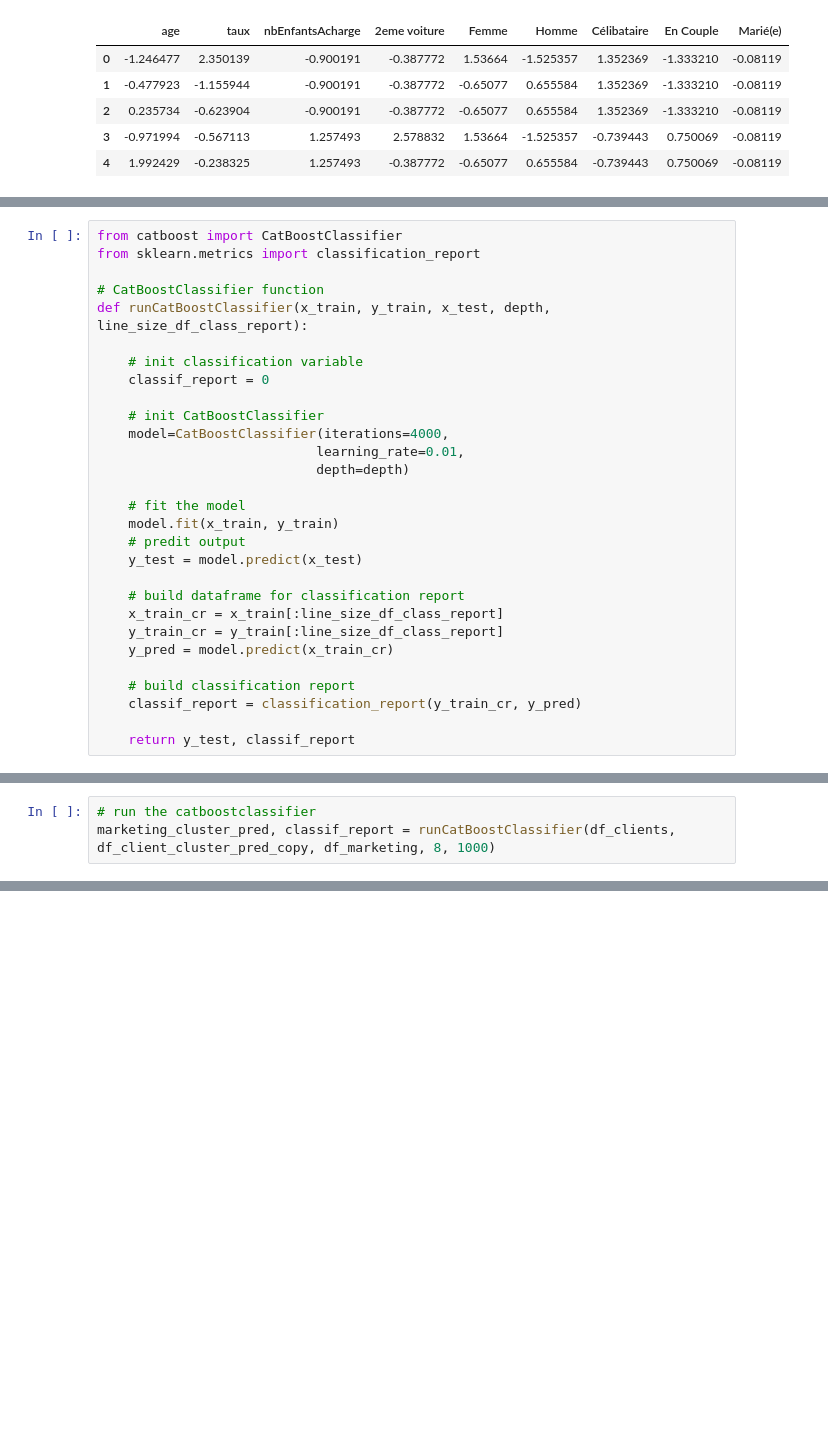
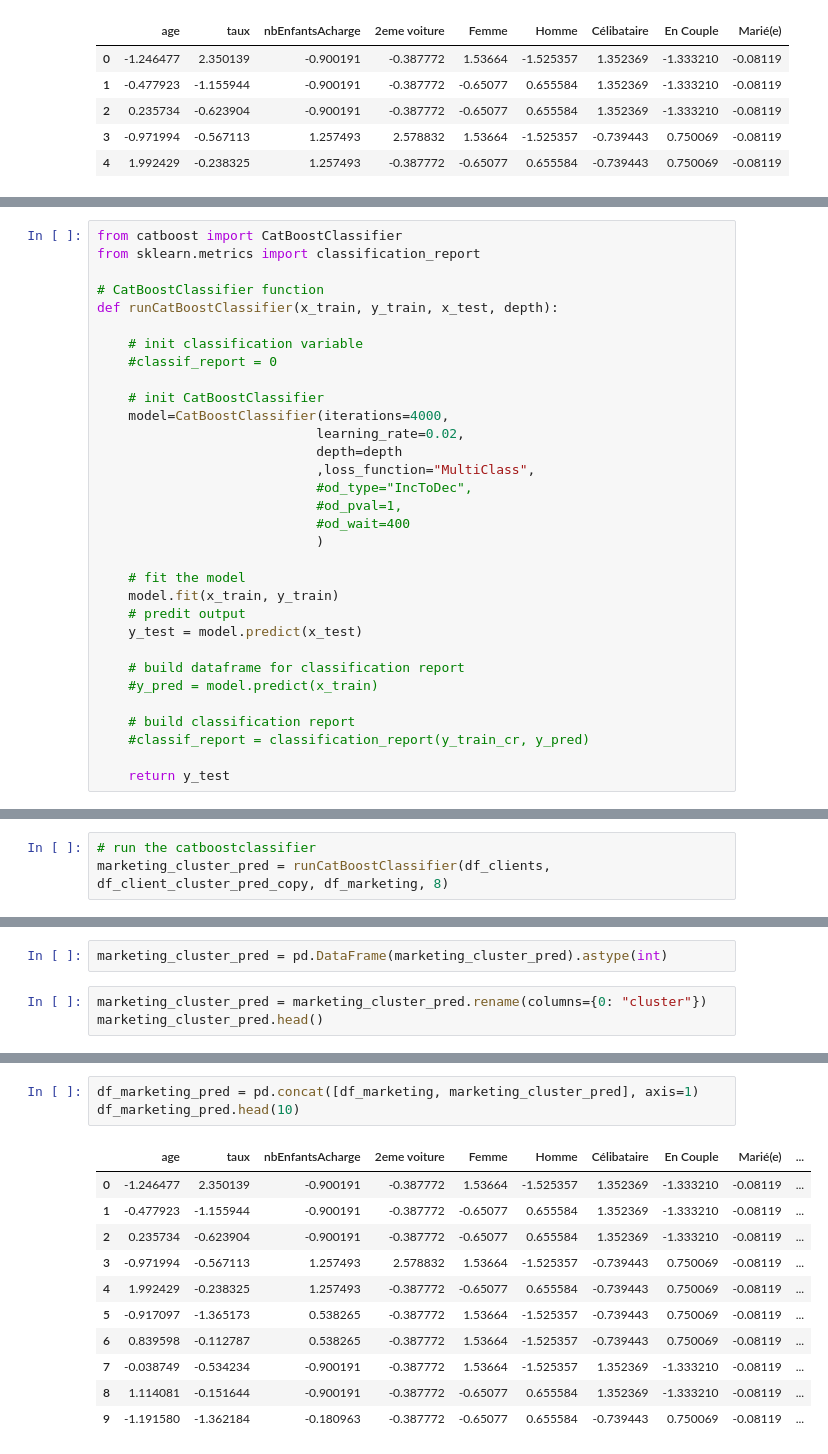
Before and after one commit to nicholas-bn/Data-Analytics-Python, a Jupyter notebook: notebook/Client_EDA.ipynb, the cells around one changed output, grey strips where cells are left out. Drawn from its saved outputs; the diff is of its cells as text; blank space fills up the shorter version.

Commit message:
modif ML clients pred catboost

```diff
--- a/notebook/Client_EDA.ipynb
+++ b/notebook/Client_EDA.ipynb
@@ -394,15 +401,20 @@ from catboost import CatBoostClassifier
 from sklearn.metrics import classification_report
 
 # CatBoostClassifier function
-def runCatBoostClassifier(x_train, y_train, x_test, depth, line_size_df_class_report):
+def runCatBoostClassifier(x_train, y_train, x_test, depth):
 
     # init classification variable
-    classif_report = 0
+    #classif_report = 0
 
     # init CatBoostClassifier
     model=CatBoostClassifier(iterations=4000,
-                            learning_rate=0.01,
-                            depth=depth)
+                            learning_rate=0.02,
+                            depth=depth
+                            ,loss_function="MultiClass",
+                            #od_type="IncToDec",
+                            #od_pval=1,
+                            #od_wait=400
+                            )
 
     # fit the model
     model.fit(x_train, y_train)
@@ -410,11 +422,9 @@ def runCatBoostClassifier(x_train, y_train, x_test, depth, line_size_df_class_re
     y_test = model.predict(x_test)
 
     # build dataframe for classification report
-    x_train_cr = x_train[:line_size_df_class_report]
-    y_train_cr = y_train[:line_size_df_class_report]
-    y_pred = model.predict(x_train_cr)
+    #y_pred = model.predict(x_train)
 
     # build classification report
-    classif_report = classification_report(y_train_cr, y_pred)
+    #classif_report = classification_report(y_train_cr, y_pred)
 
-    return y_test, classif_report
+    return y_test
@@ -426,4 +431,4 @@ for dev_index, val_index in kf.split(df_clients):
 # %%
 # run the catboostclassifier
-marketing_cluster_pred, classif_report = runCatBoostClassifier(df_clients, df_client_cluster_pred_copy, df_marketing, 8, 1000)
+marketing_cluster_pred = runCatBoostClassifier(df_clients, df_client_cluster_pred_copy, df_marketing, 8)
 # %% [output]
@@ -462,0 +452,5 @@ avg / total       0.24      0.40      0.29      1000
+# %%
+marketing_cluster_pred = pd.DataFrame(marketing_cluster_pred).astype(int)
+# %%
+marketing_cluster_pred = marketing_cluster_pred.rename(columns={0: "cluster"})
+marketing_cluster_pred.head()
@@ -462,0 +464,15 @@ avg / total       0.24      0.40      0.29      1000
+# %%
+df_marketing_pred = pd.concat([df_marketing, marketing_cluster_pred], axis=1)
+df_marketing_pred.head(10)
+# %% [output]
+|  | age | taux | nbEnfantsAcharge | 2eme voiture | Femme | Homme | Célibataire | En Couple | Marié(e) | ... |
+| 0 | -1.246477 | 2.350139 | -0.900191 | -0.387772 | 1.53664 | -1.525357 | 1.352369 | -1.333210 | -0.08119 | ... |
+| 1 | -0.477923 | -1.155944 | -0.900191 | -0.387772 | -0.65077 | 0.655584 | 1.352369 | -1.333210 | -0.08119 | ... |
+| 2 | 0.235734 | -0.623904 | -0.900191 | -0.387772 | -0.65077 | 0.655584 | 1.352369 | -1.333210 | -0.08119 | ... |
+| 3 | -0.971994 | -0.567113 | 1.257493 | 2.578832 | 1.53664 | -1.525357 | -0.739443 | 0.750069 | -0.08119 | ... |
+| 4 | 1.992429 | -0.238325 | 1.257493 | -0.387772 | -0.65077 | 0.655584 | -0.739443 | 0.750069 | -0.08119 | ... |
+| 5 | -0.917097 | -1.365173 | 0.538265 | -0.387772 | 1.53664 | -1.525357 | -0.739443 | 0.750069 | -0.08119 | ... |
+| 6 | 0.839598 | -0.112787 | 0.538265 | -0.387772 | 1.53664 | -1.525357 | -0.739443 | 0.750069 | -0.08119 | ... |
+| 7 | -0.038749 | -0.534234 | -0.900191 | -0.387772 | 1.53664 | -1.525357 | 1.352369 | -1.333210 | -0.08119 | ... |
+| 8 | 1.114081 | -0.151644 | -0.900191 | -0.387772 | -0.65077 | 0.655584 | 1.352369 | -1.333210 | -0.08119 | ... |
+| 9 | -1.191580 | -1.362184 | -0.180963 | -0.387772 | -0.65077 | 0.655584 | -0.739443 | 0.750069 | -0.08119 | ... |
```
Also changed, not shown: parts of 14 cells of this notebook, 7 other files.
